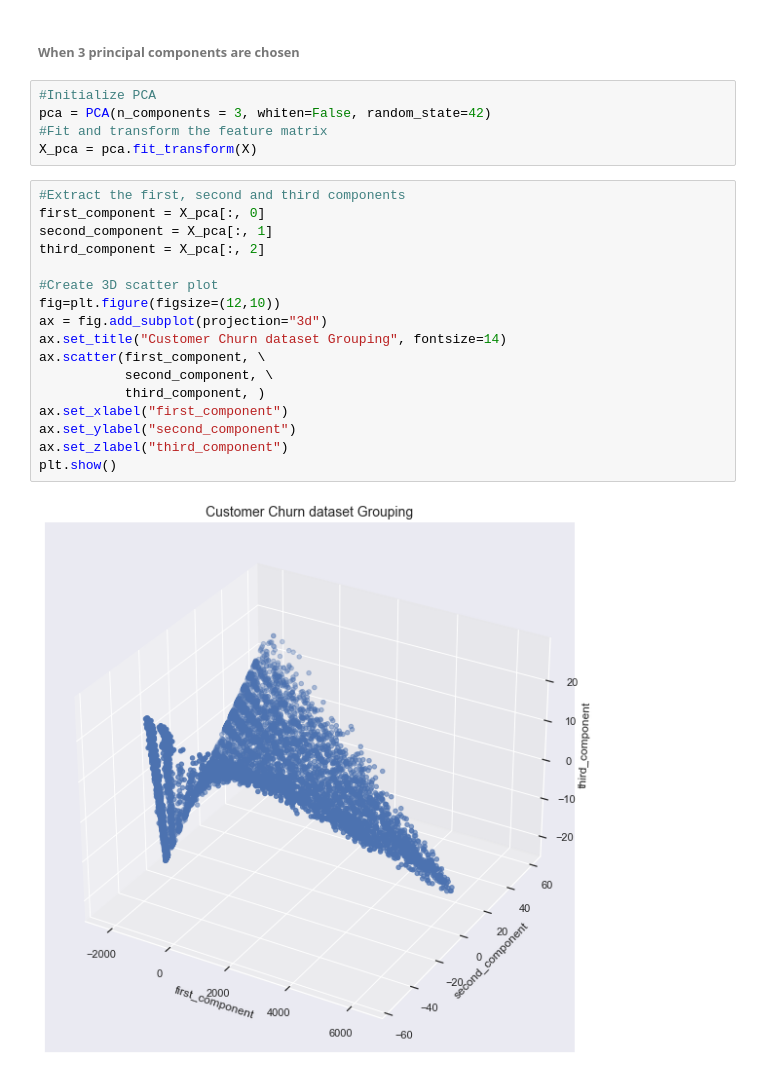
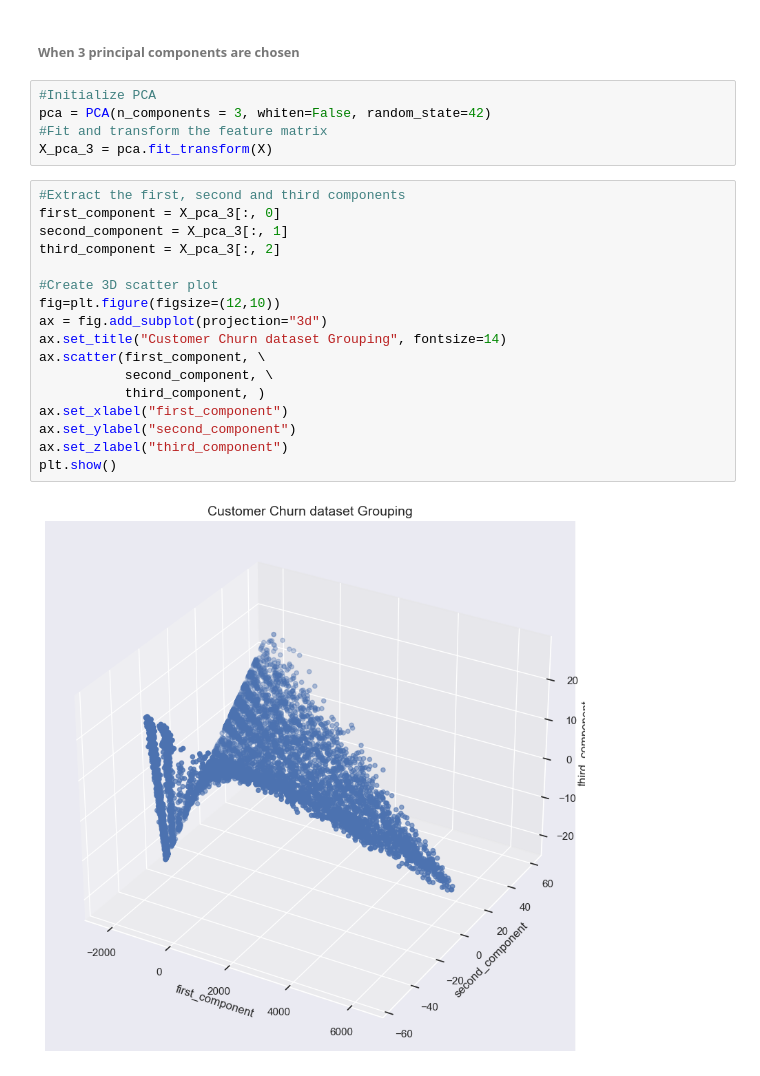
Before and after one commit to Mwizerwa/Customer_Churn_Prediction, a Jupyter notebook: notebooks/data_selection-engineering.ipynb, the cells around one changed output. Saved outputs shown, nothing was run; the diff lists cells and outputs as text.

```diff
--- a/notebooks/data_selection-engineering.ipynb
+++ b/notebooks/data_selection-engineering.ipynb
@@ -89,26 +89,26 @@ plt.show()
 #Initialize PCA
 pca = PCA(n_components = 3, whiten=False, random_state=42)
 #Fit and transform the feature matrix
-X_pca = pca.fit_transform(X)
+X_pca_3 = pca.fit_transform(X)
 # %%
 #Extract the first, second and third components
-first_component = X_pca[:, 0]
-second_component = X_pca[:, 1]
-third_component = X_pca[:, 2]
+first_component = X_pca_3[:, 0]
+second_component = X_pca_3[:, 1]
+third_component = X_pca_3[:, 2]
 
 #Create 3D scatter plot
 fig=plt.figure(figsize=(12,10))
 ax = fig.add_subplot(projection="3d")
 ax.set_title("Customer Churn dataset Grouping", fontsize=14)
 ax.scatter(first_component, \
            second_component, \
            third_component, )
 ax.set_xlabel("first_component")
 ax.set_ylabel("second_component")
 ax.set_zlabel("third_component")
 plt.show()
 # %% [output]
-[figure, old version]
+[figure, new version]
 # %%
 #Create 3D scatter plot
 fig=plt.figure(figsize=(12,10))
```
Also changed, not shown: parts of 4 cells of this notebook, 3 other files.
